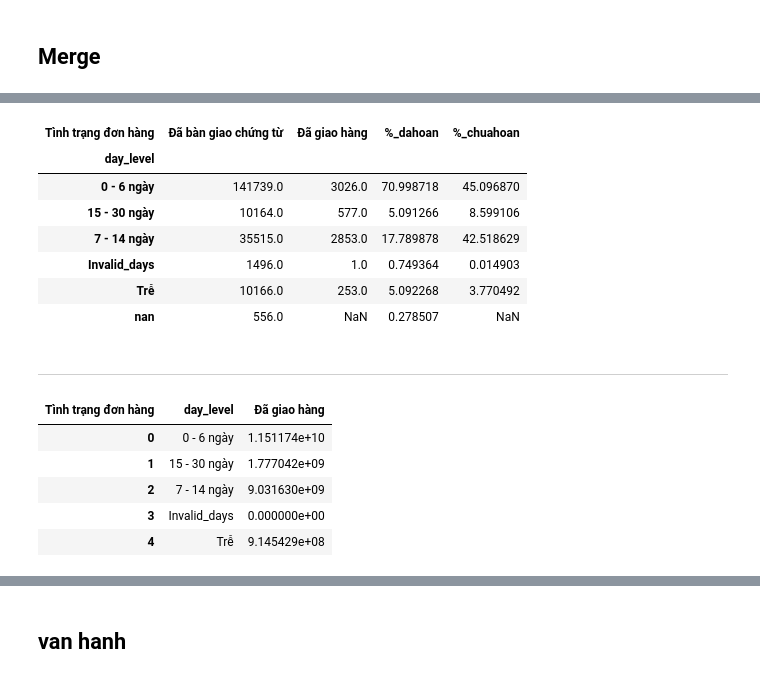
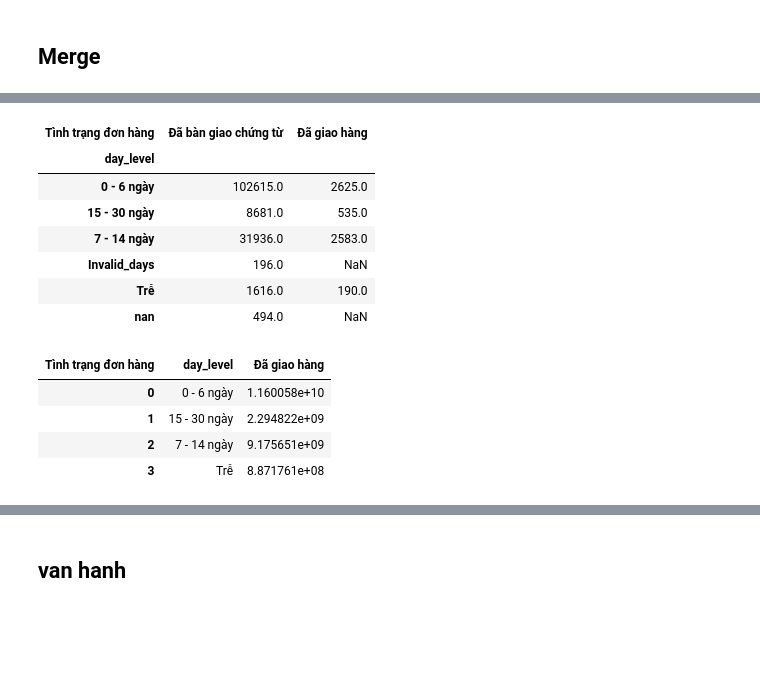
Before and after one commit to gbluu/gte, a Jupyter notebook: run-meeting.ipynb, the cells around one changed output, grey strips where cells are left out. Saved outputs shown, nothing was run; the diff lists cells and outputs as text; code cells hidden in the pictures; blank space fills up the shorter version.

```diff
--- a/run-meeting.ipynb
+++ b/run-meeting.ipynb
@@ -86,7 +86,7 @@ pattern = '|'.join(values_to_remove)
 
 po_filter_kho = po_filter.loc[~po_filter['Kho xuất'].str.contains(pattern, case=False)]
 #Filter Ma chu hang HP, RW
-values_to_remove_mch = ['HP', 'RW', 'GB']
+values_to_remove_mch = ['HP', 'RW', 'GB', 'HP01', 'RW01']
 
 pattern_mch = '|'.join(values_to_remove_mch)
 
@@ -224 +228,3 @@ po_run['ngaybangiaohoadon'] = po_run['ngaybangiaohoadon'].apply(pd.to_datetime,
+# %%
+po_hp = po_run[po_run['Mã chủ hàng'] == 'HP']
 # %%
@@ -239,20 +240,13 @@ chungtu
 # %%
-chungtu_chuahoan = po_run[(po_run['Tình trạng đơn hàng'] == 'Đã giao hàng')|(po_run['Tình trạng đơn hàng'] == 'Đã bàn giao chứng từ')]
+chungtu_chuahoan = po_hp[(po_hp['Tình trạng đơn hàng'] == 'Đã giao hàng')|(po_hp['Tình trạng đơn hàng'] == 'Đã bàn giao chứng từ')]
 
-chungtu_chuahoan = pd.pivot_table(chungtu_chuahoan, index='day_level', columns='Tình trạng đơn hàng', values='ID_PO', aggfunc='count')
-
-chungtu_chuahoan['%_dahoan'] = chungtu_chuahoan['Đã bàn giao chứng từ'] / chungtu_chuahoan['Đã bàn giao chứng từ'].sum() *100
-chungtu_chuahoan['%_chuahoan'] = chungtu_chuahoan['Đã giao hàng'] / chungtu_chuahoan['Đã giao hàng'].sum() *100
-
-chungtu_chuahoan
+pd.pivot_table(chungtu_chuahoan, index='day_level', columns='Tình trạng đơn hàng', values='ID_PO', aggfunc='count')
 # %% [output]
-| Tình trạng đơn hàng | Đã bàn giao chứng từ | Đã giao hàng | %_dahoan | %_chuahoan |
-| day_level |  |  |  |  |
-| 0 - 6 ngày | 141739.0 | 3026.0 | 70.998718 | 45.096870 |
-| 15 - 30 ngày | 10164.0 | 577.0 | 5.091266 | 8.599106 |
-| 7 - 14 ngày | 35515.0 | 2853.0 | 17.789878 | 42.518629 |
-| Invalid_days | 1496.0 | 1.0 | 0.749364 | 0.014903 |
-| Trễ | 10166.0 | 253.0 | 5.092268 | 3.770492 |
-| nan | 556.0 | NaN | 0.278507 | NaN |
+| Tình trạng đơn hàng | Đã bàn giao chứng từ | Đã giao hàng |
+| day_level |  |  |
+| 0 - 6 ngày | 102615.0 | 2625.0 |
+| 15 - 30 ngày | 8681.0 | 535.0 |
+| 7 - 14 ngày | 31936.0 | 2583.0 |
+| Invalid_days | 196.0 | NaN |
+| Trễ | 1616.0 | 190.0 |
+| nan | 494.0 | NaN |
-# %% [markdown]
----
@@ -261,10 +253,9 @@ gtri_ctchuahoan = po_run[(po_run['Tình trạng đơn hàng'] == 'Đã giao hàn
 # %%
 
-pd.pivot_table(gtri_ctchuahoan, index='day_level', columns='Tình trạng đơn hàng', values='amount_po', aggfunc=np.sum).reset_index()
+pd.pivot_table(chungtu_chuahoan[(chungtu_chuahoan['Tình trạng đơn hàng'] == 'Đã giao hàng')], index='day_level', columns='Tình trạng đơn hàng', values='amount_po', aggfunc=np.sum).reset_index()
 # %% [output]
 | Tình trạng đơn hàng | day_level | Đã giao hàng |
-| 0 | 0 - 6 ngày | 1.151174e+10 |
-| 1 | 15 - 30 ngày | 1.777042e+09 |
-| 2 | 7 - 14 ngày | 9.031630e+09 |
-| 3 | Invalid_days | 0.000000e+00 |
-| 4 | Trễ | 9.145429e+08 |
+| 0 | 0 - 6 ngày | 1.160058e+10 |
+| 1 | 15 - 30 ngày | 2.294822e+09 |
+| 2 | 7 - 14 ngày | 9.175651e+09 |
+| 3 | Trễ | 8.871761e+08 |
```
Also changed, not shown: parts of 37 cells of this notebook, 4 other files.
